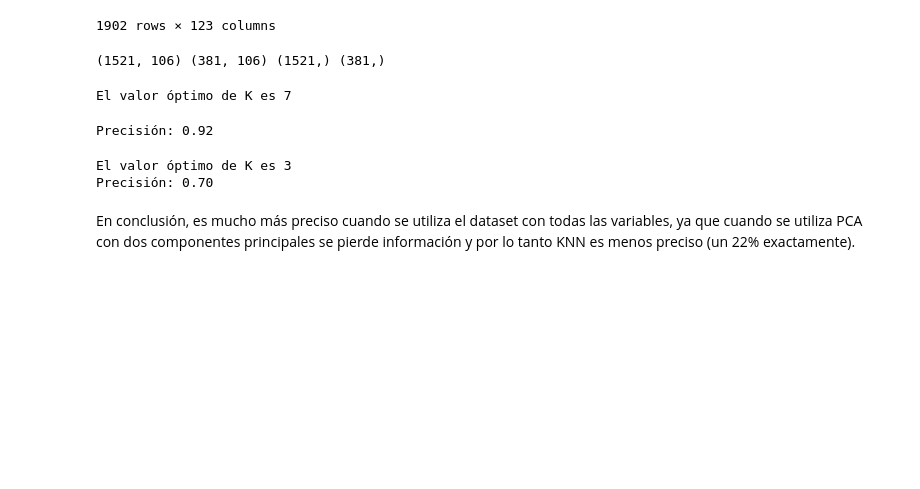
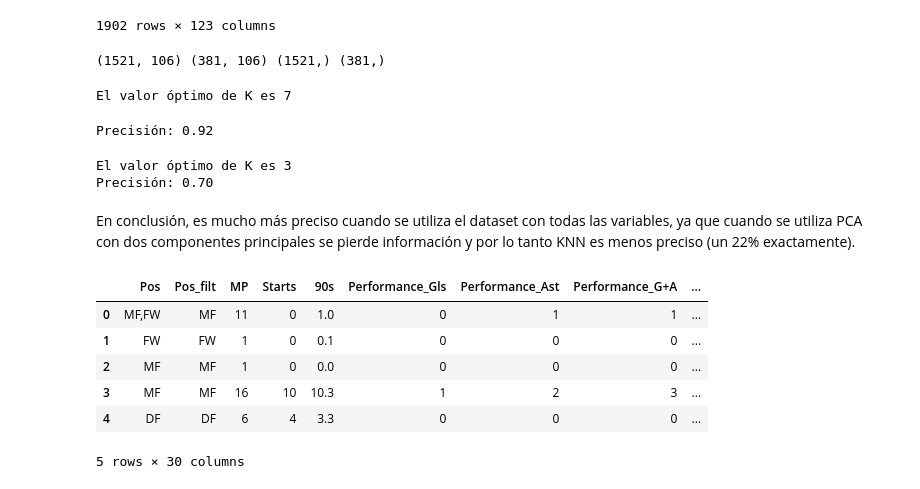
Before and after one commit to joacokoif/tp2_fulbo_ldd, a Jupyter notebook: tp2_LDD_Futbol_Analytics.ipynb, the cells around one changed output. Drawn from its saved outputs; the diff is of its cells as text; code cells hidden in the pictures; blank space fills up the shorter version.

```diff
--- a/tp2_LDD_Futbol_Analytics.ipynb
+++ b/tp2_LDD_Futbol_Analytics.ipynb
@@ -384,4 +384,20 @@ En conclusión, es mucho más preciso cuando se utiliza el dataset con todas las
 # %%
 # 8. Repetir el mismo método de clasificación con el dataset de jugadoras de la liga inglesa femenina superleague2023.csv.
 # Para esto, quedarse con la columna Pos y las columnas a partir de MP, inclusive.
 # ¿Qué porcentaje de aciertos obtienen en este caso? ¿Puede modificarse el parámetro para obtener un porcentaje mayor?
+data_fem = pd.read_csv('superleague2023.csv')
+# me quedo con las columnas 'Pos' y 'Pos_filt' (por las dudas)
+data_fem['Pos_filt'] = data_fem['Pos'].apply(lambda x: x.split(',')[0] if pd.notnull(x) else x)
+# selecciono las comulnas desde 'MP' en adelante
+data_f = data_fem.select_dtypes(include='number').loc[:, 'MP':]
+# junto todas las columnas que necesito
+data_femenino = pd.concat([data_fem[['Pos','Pos_filt']], data_f], axis=1)
+data_femenino.head()
+# %% [output]
+|  | Pos | Pos_filt | MP | Starts | 90s | Performance_Gls | Performance_Ast | Performance_G+A | ... |
+| 0 | MF,FW | MF | 11 | 0 | 1.0 | 0 | 1 | 1 | ... |
+| 1 | FW | FW | 1 | 0 | 0.1 | 0 | 0 | 0 | ... |
+| 2 | MF | MF | 1 | 0 | 0.0 | 0 | 0 | 0 | ... |
+| 3 | MF | MF | 16 | 10 | 10.3 | 1 | 2 | 3 | ... |
+| 4 | DF | DF | 6 | 4 | 3.3 | 0 | 0 | 0 | ... |
+5 rows × 30 columns
```
Also changed, not shown: parts of 20 cells of this notebook.
